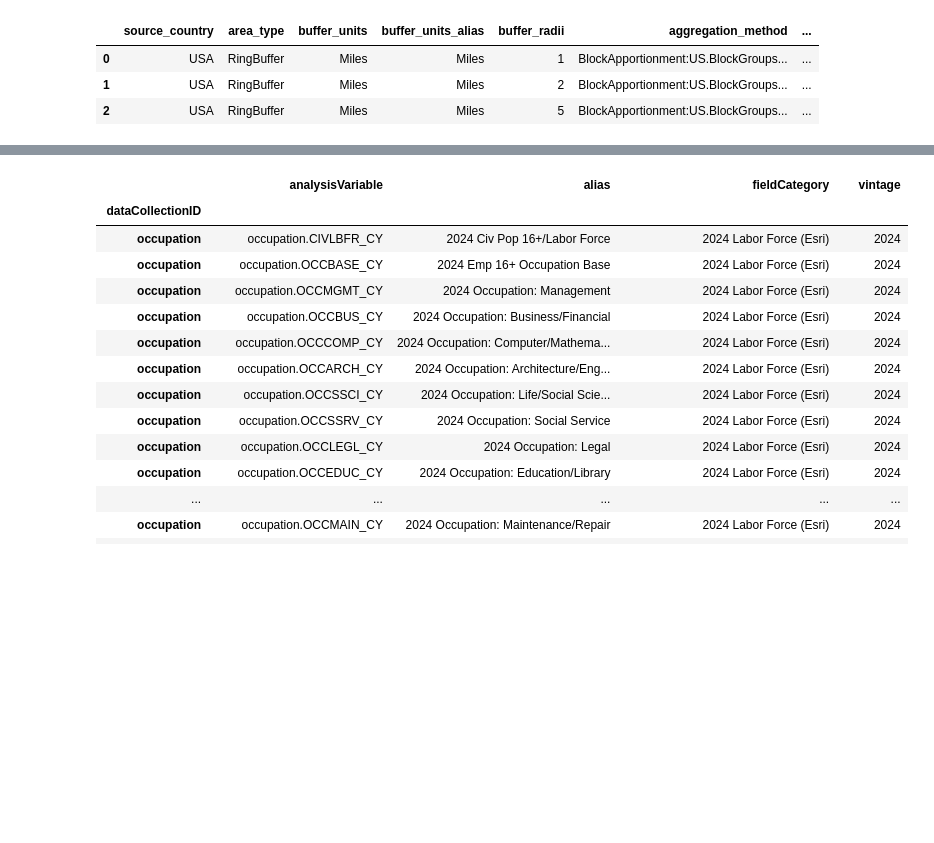
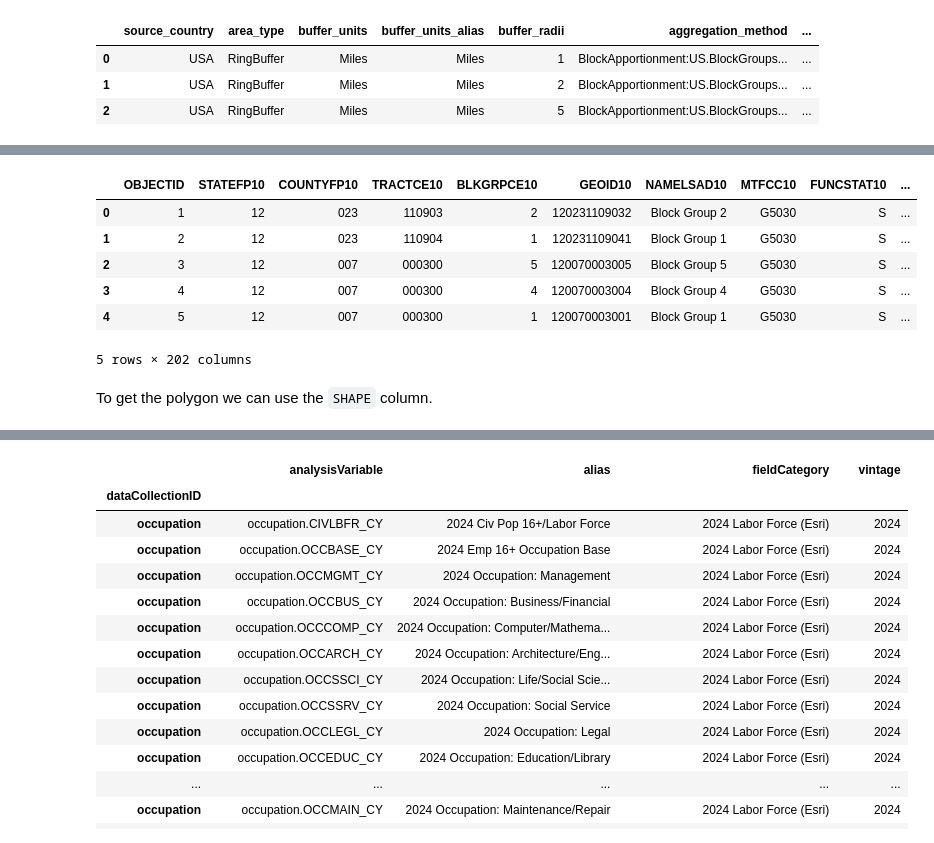
Before and after one commit to chjch/gisautomation, a Jupyter notebook: _sources/modules/7-2.geoenrichment.ipynb, the cells around one changed output, grey strips where cells are left out. Cells and saved outputs as stored; diff of their text form; code cells hidden in the pictures; blank space fills up the shorter version.

```diff
--- a/_sources/modules/7-2.geoenrichment.ipynb
+++ b/_sources/modules/7-2.geoenrichment.ipynb
@@ -202,0 +286,21 @@ Name: count, Length: 215, dtype: int64
+# %%
+import arcpy
+
+gdb_worksp = r"..\data\class_data.gdb"
+arcpy.env.workspace = gdb_worksp
+blkgrp_fc = "blockgroups"
+# %%
+from arcgis import pd  # arcgis's extended version of the pandas
+
+blkgrp_sedf = pd.DataFrame.spatial.from_featureclass(blkgrp_fc)
+blkgrp_sedf.head()
+# %% [output]
+|  | OBJECTID | STATEFP10 | COUNTYFP10 | TRACTCE10 | BLKGRPCE10 | GEOID10 | NAMELSAD10 | MTFCC10 | FUNCSTAT10 | ... |
+| 0 | 1 | 12 | 023 | 110903 | 2 | 120231109032 | Block Group 2 | G5030 | S | ... |
+| 1 | 2 | 12 | 023 | 110904 | 1 | 120231109041 | Block Group 1 | G5030 | S | ... |
+| 2 | 3 | 12 | 007 | 000300 | 5 | 120070003005 | Block Group 5 | G5030 | S | ... |
+| 3 | 4 | 12 | 007 | 000300 | 4 | 120070003004 | Block Group 4 | G5030 | S | ... |
+| 4 | 5 | 12 | 007 | 000300 | 1 | 120070003001 | Block Group 1 | G5030 | S | ... |
+5 rows × 202 columns
+# %% [markdown]
+To get the polygon we can use the `SHAPE` column.
```
Also changed, not shown: parts of 38 cells of this notebook, 10 other files.
